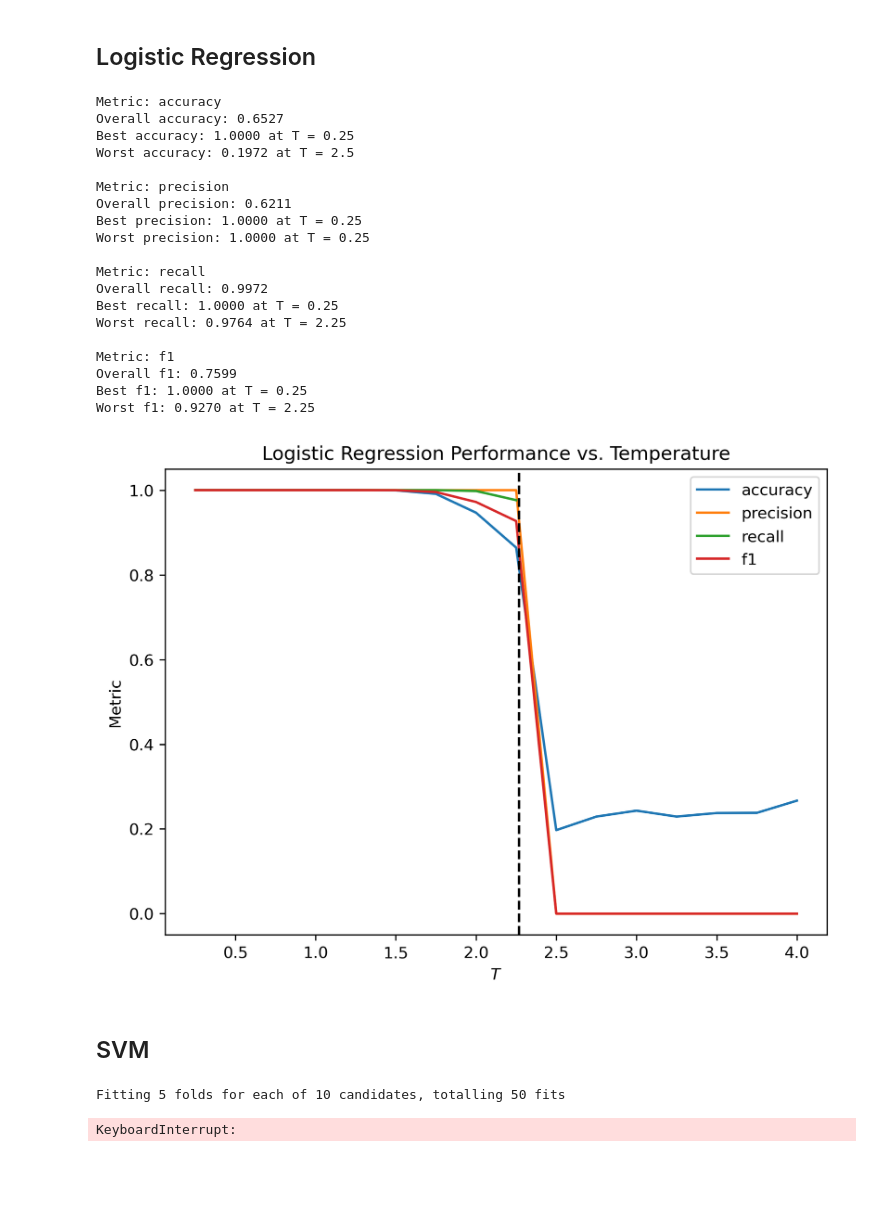
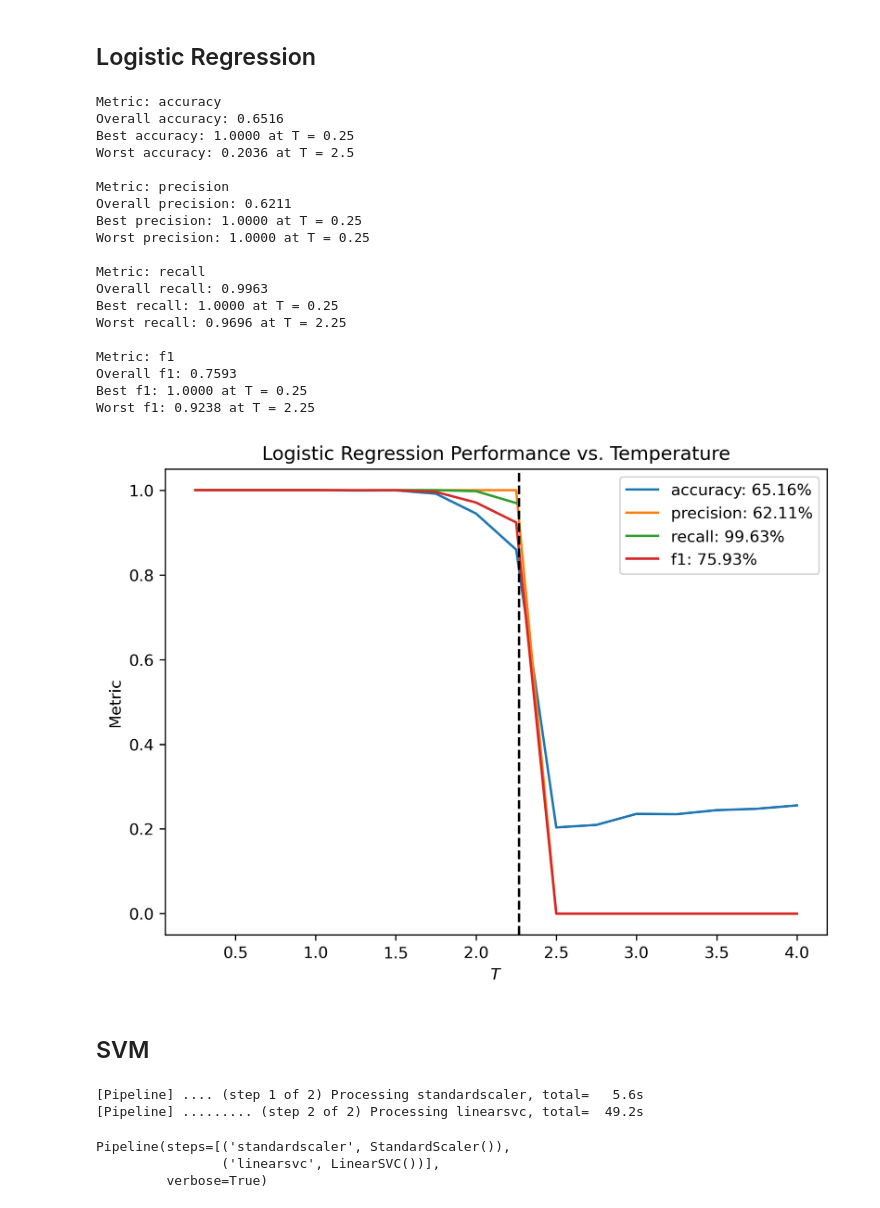
Before and after one commit to DanDan0101/PSI-Machine-Learning, a Jupyter notebook: Homework 1/HW 1.ipynb, the cells around one changed output. Drawn from its saved outputs; the diff is of its cells as text; code cells hidden in the pictures; blank space fills up the shorter version.

Commit message:
Finish HW 1 training & plotting

```diff
--- a/Homework 1/HW 1.ipynb
+++ b/Homework 1/HW 1.ipynb
@@ -43,12 +44,12 @@ label_file_name = "Ising2DFM_reSample_L40_T=All_labels.pkl"
 
 with open(data_file_name, "rb") as pickle_file:
     data = pickle.load(pickle_file)
-data = np.unpackbits(data).reshape(-1, 1600).astype(int)
+data = np.unpackbits(data).reshape(-1, 1600).astype(np.int32)
 data[np.where(data==0)] = -1
 
 # Label is 1 for ordered states and 0 for disordered states
 with open(label_file_name, "rb") as pickle_file:
-    labels = pickle.load(pickle_file)
+    labels = pickle.load(pickle_file).astype(np.int32)
 
 print("Data shape:", data.shape)
 print("Labels:", np.unique(labels))
@@ -100,9 +105,9 @@ for i, lr_model in enumerate(tqdm(lr_models)):
     print()
 # %% [output]
 Metric: accuracy
-Overall accuracy: 0.6527
+Overall accuracy: 0.6516
 Best accuracy: 1.0000 at T = 0.25
-Worst accuracy: 0.1972 at T = 2.5
+Worst accuracy: 0.2036 at T = 2.5
 
 Metric: precision
 Overall precision: 0.6211
@@ -110,26 +115,26 @@ Best precision: 1.0000 at T = 0.25
 Worst precision: 1.0000 at T = 0.25
 
 Metric: recall
-Overall recall: 0.9972
+Overall recall: 0.9963
 Best recall: 1.0000 at T = 0.25
-Worst recall: 0.9764 at T = 2.25
+Worst recall: 0.9696 at T = 2.25
 
 Metric: f1
-Overall f1: 0.7599
+Overall f1: 0.7593
 Best f1: 1.0000 at T = 0.25
-Worst f1: 0.9270 at T = 2.25
+Worst f1: 0.9238 at T = 2.25
 # %%
 plt.figure(dpi = 300, layout = "constrained")
 for i, scorer in enumerate(scorers):
-    plt.plot(np.linspace(0.25, 4., 16), lr_scores_temps[i], label = scorer)
+    plt.plot(np.linspace(0.25, 4., 16), lr_scores_temps[i], label = "{}: {:.2%}".format(scorer, lr_scores[i]))
 plt.axvline(T_c, color = "k", linestyle = "--")
 plt.xlabel(r"$T$")
 plt.ylabel("Metric")
 plt.title("Logistic Regression Performance vs. Temperature")
 plt.legend()
 plt.savefig("logistic.pdf")
 # %% [output]
-[figure, old version]
+[figure, new version]
 # %% [markdown]
 ## SVM
 # %%
@@ -145,11 +143,9 @@ svm_models = [GridSearchCV(estimator = svm, param_grid = p_grid, cv = Stratified
-# %%
-# 4 loops = about 2.5 hours
-for svm_model in tqdm(svm_models):
-    # 50 fits * 43 seconds = about 36 minutes
-    svm_model.fit(data_train, labels_train)
-    print("Best parameters for {}:".format(svm_model.scoring))
-    print(svm_model.best_params_)
-    print()
-# %% [output]
-Fitting 5 folds for each of 10 candidates, totalling 50 fits
-KeyboardInterrupt:
+# %%
+# Takes about 1 minute on my laptop
+linear_svm.fit(data_train, labels_train)
+# %% [output]
+[Pipeline] .... (step 1 of 2) Processing standardscaler, total=   5.6s
+[Pipeline] ......... (step 2 of 2) Processing linearsvc, total=  49.2s
+Pipeline(steps=[('standardscaler', StandardScaler()),
+                ('linearsvc', LinearSVC())],
+         verbose=True)
```
Also changed, not shown: parts of 12 cells of this notebook, 4 other files.
